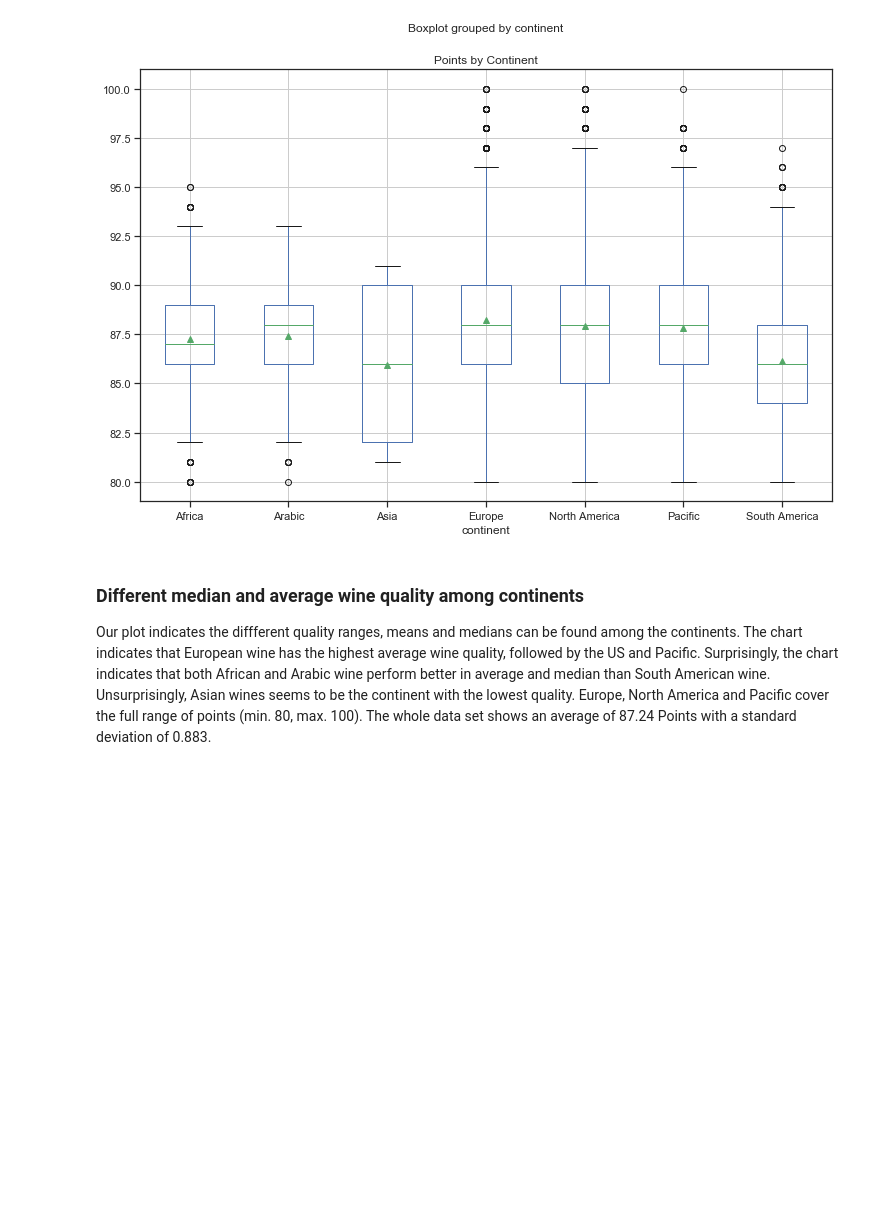
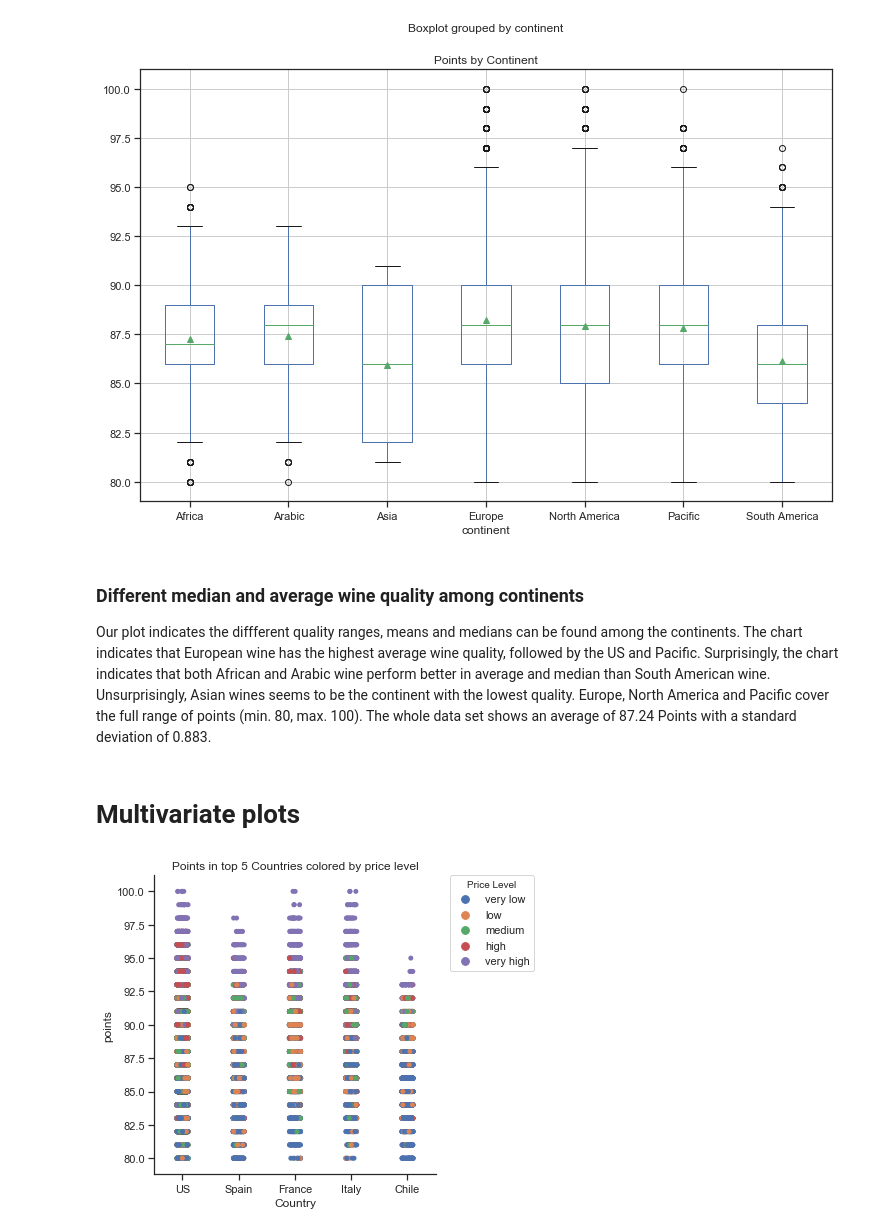
Before and after one commit to igorstojanovic91/wine-review-analysis, a Jupyter notebook: Wine reviews Analysis.ipynb, the cells around one changed output. Drawn from its saved outputs; the diff is of its cells as text; code cells hidden in the pictures; blank space fills up the shorter version.

```diff
--- a/Wine reviews Analysis.ipynb
+++ b/Wine reviews Analysis.ipynb
@@ -2001,3 +2001,15 @@ plt.show();
 ### Different median and average wine quality among continents
 
 Our plot indicates the diffferent quality ranges, means and medians can be found among the continents. The chart indicates that European wine has the highest average wine quality, followed by the US and Pacific. Surprisingly, the chart indicates that both African and Arabic wine perform better in average and median than South American wine. Unsurprisingly, Asian wines seems to be the continent with the lowest quality. Europe, North America and Pacific cover the full range of points (min. 80, max. 100). The whole data set shows an average of 87.24 Points with a standard deviation of 0.883.
+# %% [markdown]
+# Multivariate plots
+# %%
+#https://seaborn.pydata.org/tutorial/categorical.html
+sns.catplot(x="country", y="points", hue="price_level", jitter=True,
+            data=df[df['country'].isin(get_top_5_value_counts(df, 'country')['country'])], legend=False);
+plt.title('Points in top 5 Countries colored by price level')
+plt.legend(title='Price Level', bbox_to_anchor=(1.05, 1), loc=2, borderaxespad=0.)
+plt.xlabel('Country')
+plt.show();
+# %% [output]
+[figure, added]
```
Also changed, not shown: parts of 28 cells of this notebook.
